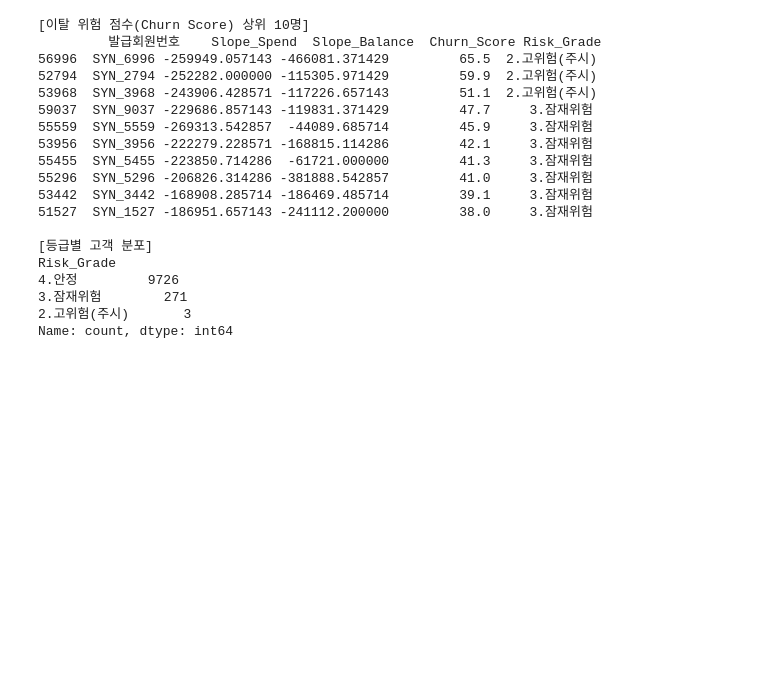
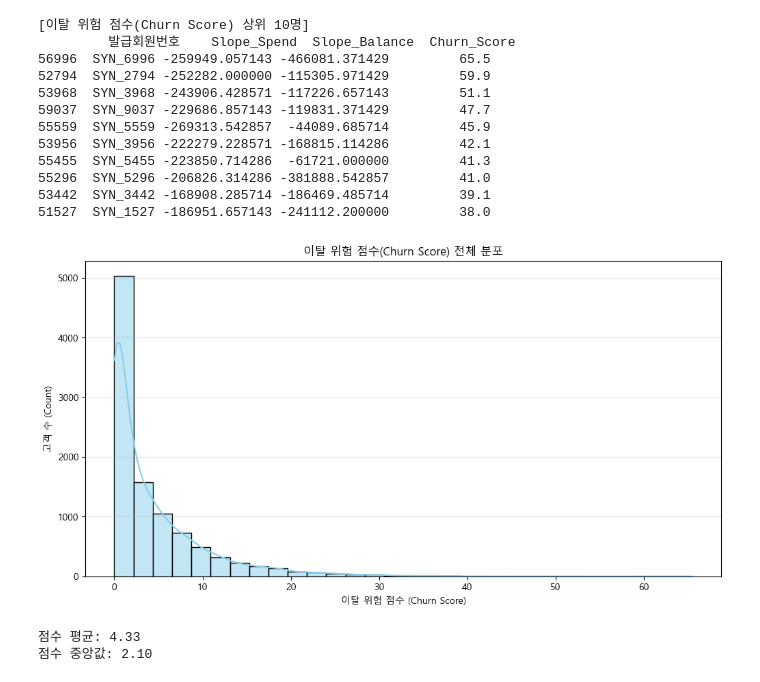
Before and after one commit to Vegetuna/OpenMarket, a Jupyter notebook: 251210_all_Target/Target변수_생성로직.ipynb, the cells around one changed output. Drawn from its saved outputs; the diff is of its cells as text; code cells hidden in the pictures; blank space fills up the shorter version.

```diff
--- a/251210_all_Target/Target변수_생성로직.ipynb
+++ b/251210_all_Target/Target변수_생성로직.ipynb
@@ -80,42 +80,46 @@ df_final['Churn_Score'] = (
 # 소수점 정리
 df_final['Churn_Score'] = df_final['Churn_Score'].round(1)
 
-# -------------------------------------------------------
-# 5. 결과 확인 및 등급 부여
-# -------------------------------------------------------
-# 점수에 따른 위험 등급(Grade) 예시
-conditions = [
-    (df_final['Churn_Score'] >= 80),
-    (df_final['Churn_Score'] >= 50),
-    (df_final['Churn_Score'] >= 20)
-]
-choices = ['1.최고위험(즉시대응)', '2.고위험(주시)', '3.잠재위험']
-df_final['Risk_Grade'] = np.select(conditions, choices, default='4.안정')
-
 # 출력
 print("\n[이탈 위험 점수(Churn Score) 상위 10명]")
-cols_view = ['발급회원번호', 'Slope_Spend', 'Slope_Balance', 'Churn_Score', 'Risk_Grade']
+cols_view = ['발급회원번호', 'Slope_Spend', 'Slope_Balance', 'Churn_Score']
 print(df_final[cols_view].sort_values('Churn_Score', ascending=False).head(10))
-
-print("\n[등급별 고객 분포]")
-print(df_final['Risk_Grade'].value_counts())
 # %% [output]
 [이탈 위험 점수(Churn Score) 상위 10명]
-         발급회원번호    Slope_Spend  Slope_Balance  Churn_Score Risk_Grade
-56996  SYN_6996 -259949.057143 -466081.371429         65.5  2.고위험(주시)
-52794  SYN_2794 -252282.000000 -115305.971429         59.9  2.고위험(주시)
-53968  SYN_3968 -243906.428571 -117226.657143         51.1  2.고위험(주시)
-59037  SYN_9037 -229686.857143 -119831.371429         47.7     3.잠재위험
-55559  SYN_5559 -269313.542857  -44089.685714         45.9     3.잠재위험
-53956  SYN_3956 -222279.228571 -168815.114286         42.1     3.잠재위험
-55455  SYN_5455 -223850.714286  -61721.000000         41.3     3.잠재위험
-55296  SYN_5296 -206826.314286 -381888.542857         41.0     3.잠재위험
-53442  SYN_3442 -168908.285714 -186469.485714         39.1     3.잠재위험
-51527  SYN_1527 -186951.657143 -241112.200000         38.0     3.잠재위험
-
-[등급별 고객 분포]
-Risk_Grade
-4.안정         9726
-3.잠재위험        271
-2.고위험(주시)       3
-Name: count, dtype: int64
+         발급회원번호    Slope_Spend  Slope_Balance  Churn_Score
+56996  SYN_6996 -259949.057143 -466081.371429         65.5
+52794  SYN_2794 -252282.000000 -115305.971429         59.9
+53968  SYN_3968 -243906.428571 -117226.657143         51.1
+59037  SYN_9037 -229686.857143 -119831.371429         47.7
+55559  SYN_5559 -269313.542857  -44089.685714         45.9
+53956  SYN_3956 -222279.228571 -168815.114286         42.1
+55455  SYN_5455 -223850.714286  -61721.000000         41.3
+55296  SYN_5296 -206826.314286 -381888.542857         41.0
+53442  SYN_3442 -168908.285714 -186469.485714         39.1
+51527  SYN_1527 -186951.657143 -241112.200000         38.0
+# %%
+import seaborn as sns
+import matplotlib.pyplot as plt
+from matplotlib import font_manager, rc
+
+# 한글 폰트 설정 (Windows)
+font_path = "C:/Windows/Fonts/malgun.ttf"
+font = font_manager.FontProperties(fname=font_path).get_name()
+rc('font', family=font)
+plt.rcParams['axes.unicode_minus'] = False
+
+# 시각화: Churn Score 분포
+plt.figure(figsize=(12, 6))
+sns.histplot(data=df_final, x='Churn_Score', kde=True, bins=30, color='skyblue')
+plt.title('이탈 위험 점수(Churn Score) 전체 분포')
+plt.xlabel('이탈 위험 점수 (Churn Score)')
+plt.ylabel('고객 수 (Count)')
+plt.grid(axis='y', alpha=0.3)
+plt.show()
+
+print(f"점수 평균: {df_final['Churn_Score'].mean():.2f}")
+print(f"점수 중앙값: {df_final['Churn_Score'].median():.2f}")
+# %% [output]
+[figure, added]
+점수 평균: 4.33
+점수 중앙값: 2.10
```
